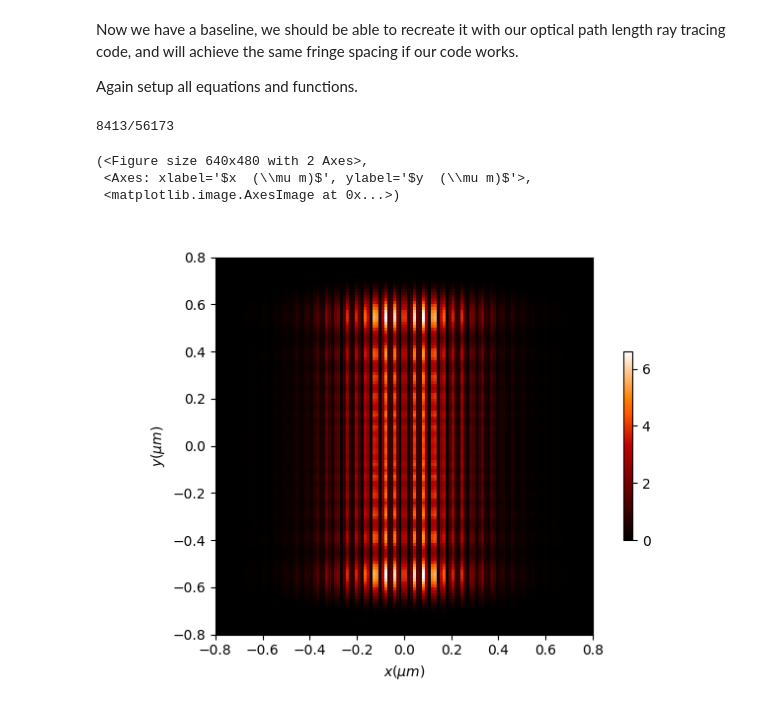
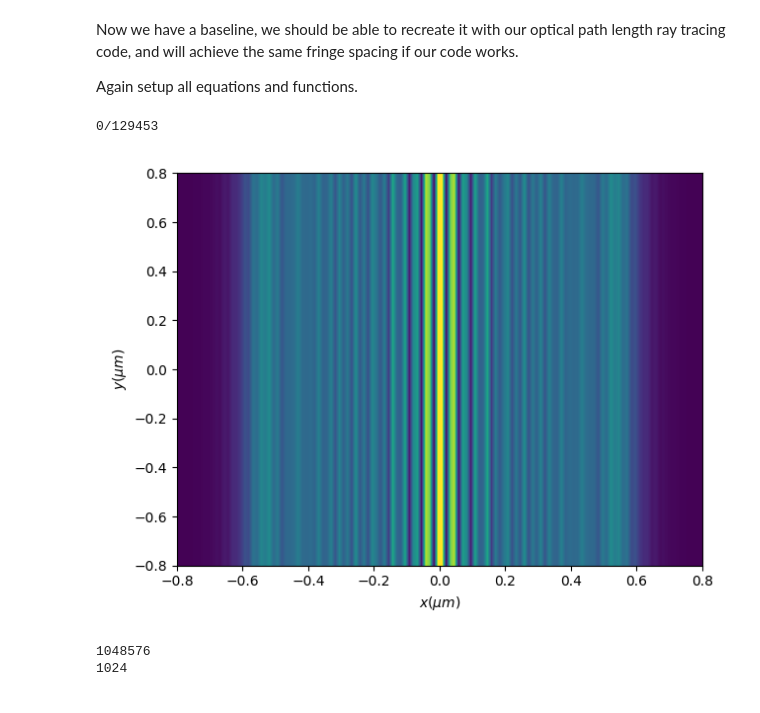
Before and after one commit to AMCLab/TEMGYMAdvanced, a Jupyter notebook: JanghyunCOMAnalysis/wire_giulio_electrostatic_refractive_index_diffractio_compared_to_ray_tracing_physical_scale_2D.ipynb, the cells around one changed output. Saved outputs shown, nothing was run; the diff lists cells and outputs as text; code cells hidden in the pictures.

```diff
--- a/JanghyunCOMAnalysis/wire_giulio_electrostatic_refractive_index_diffractio_compared_to_ray_tracing_physical_scale_2D.ipynb
+++ b/JanghyunCOMAnalysis/wire_giulio_electrostatic_refractive_index_diffractio_compared_to_ray_tracing_physical_scale_2D.ipynb
@@ -161,44 +153,39 @@ Now we have a baseline, we should be able to recreate it with our optical path l
 
 Again setup all equations and functions.
 # %%
-x = np.linspace(-0.8 * um, 0.8 * um, 128)
-y = np.linspace(-0.8 * um, 0.8 * um, 128)
-z = np.linspace(-5 * mm, 30 * mm, 8192 * 8)
+x = np.linspace(-0.8 * um, 0.8 * um, 256)
+y = np.linspace(-0.8 * um, 0.8 * um, 256)
+z = np.linspace(-1 * mm, 80 * mm, 8192 * 16)
 
 u0 = Scalar_source_XY(x=x0, y=y0, wavelength=wavelength)
-u0.plane_wave(A=1, z0=z[0], theta=0. * degrees)
+u0.plane_wave(A=1, theta=0. * degrees)
 
 t_iter = Scalar_mask_XY(x=x0, y=y0, wavelength=wavelength)
 t_iter.incident_field(u0)
 
 t_iter.WPM(fn, z_ini=z[0], z_end= z[-1], dz=(z[-1]-z[0])/len(z),
-                            has_edges=True, matrix=False, verbose=True)
+                            has_edges=False, matrix=False, verbose=True)
 # %% [output]
-8413/56173
+0/129453
 # %%
-t_iter.draw()
-
 u_iter = t_iter.u
 
 plt.figure()
 intensity = normalize_draw(np.abs(u_iter.T)**2, False, 'maximum')
 extension = (x0[0], x0[-1], y0[0], y0[-1])
 
 IDimage = plt.imshow(intensity,
                         interpolation='bilinear',
                         aspect='auto',
                         origin='lower',
                         extent=extension)
 
 plt.xlabel(xlabel="$x  (\mu m)$")
 plt.ylabel(ylabel="$y  (\mu m)$")
 plt.axis(extension)
 plt.tight_layout()
 # %% [output]
-(<Figure size 640x480 with 2 Axes>,
- <Axes: xlabel='$x  (\\mu m)$', ylabel='$y  (\\mu m)$'>,
- <matplotlib.image.AxesImage at 0x...>)
-[figure, old version]
+[figure, new version]
 # %%
 def make_potential_and_efield(phi, phi_0, x, y, z):
 
@@ -227,11 +214,14 @@ def trajectory_equation_of_motion_numba(z, x, dx, phi_hat_0):
     dx[3] = (p**2)/(2*phi_hat)*(dphi_hat_y-x[3]*dphi_hat_z)
     dx[4] = (phi_hat/phi_hat_0[0])**(1/2)*p
 # %%
-macro_block_size = 64
+macro_block_size = 16
 n_threads = 64
 scale = 1
 n = (n_threads*macro_block_size*scale)**2
 num_along_dim = int(np.sqrt(n))
 print(n)
 print(num_along_dim)
+# %% [output]
+1048576
+1024
 # %%
```
Also changed, not shown: parts of 16 cells of this notebook.
